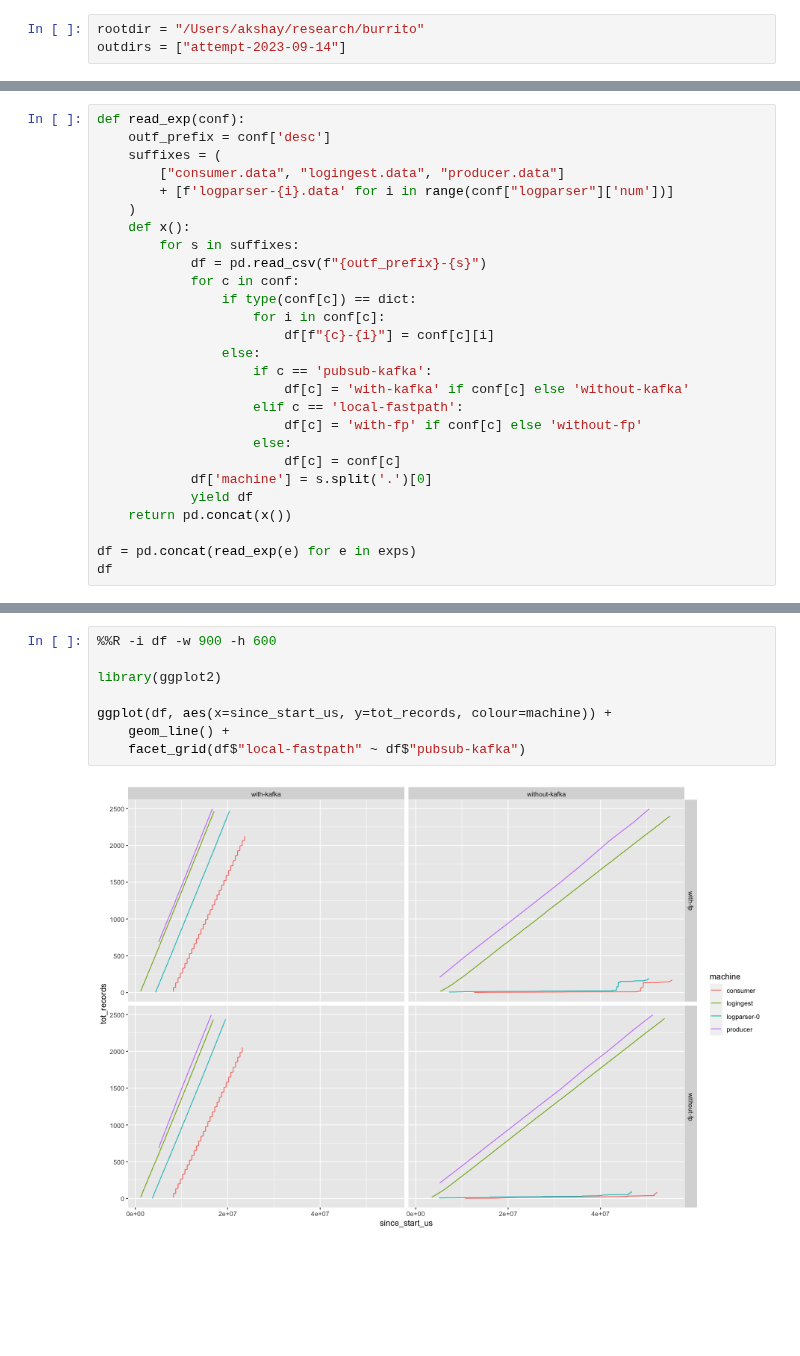
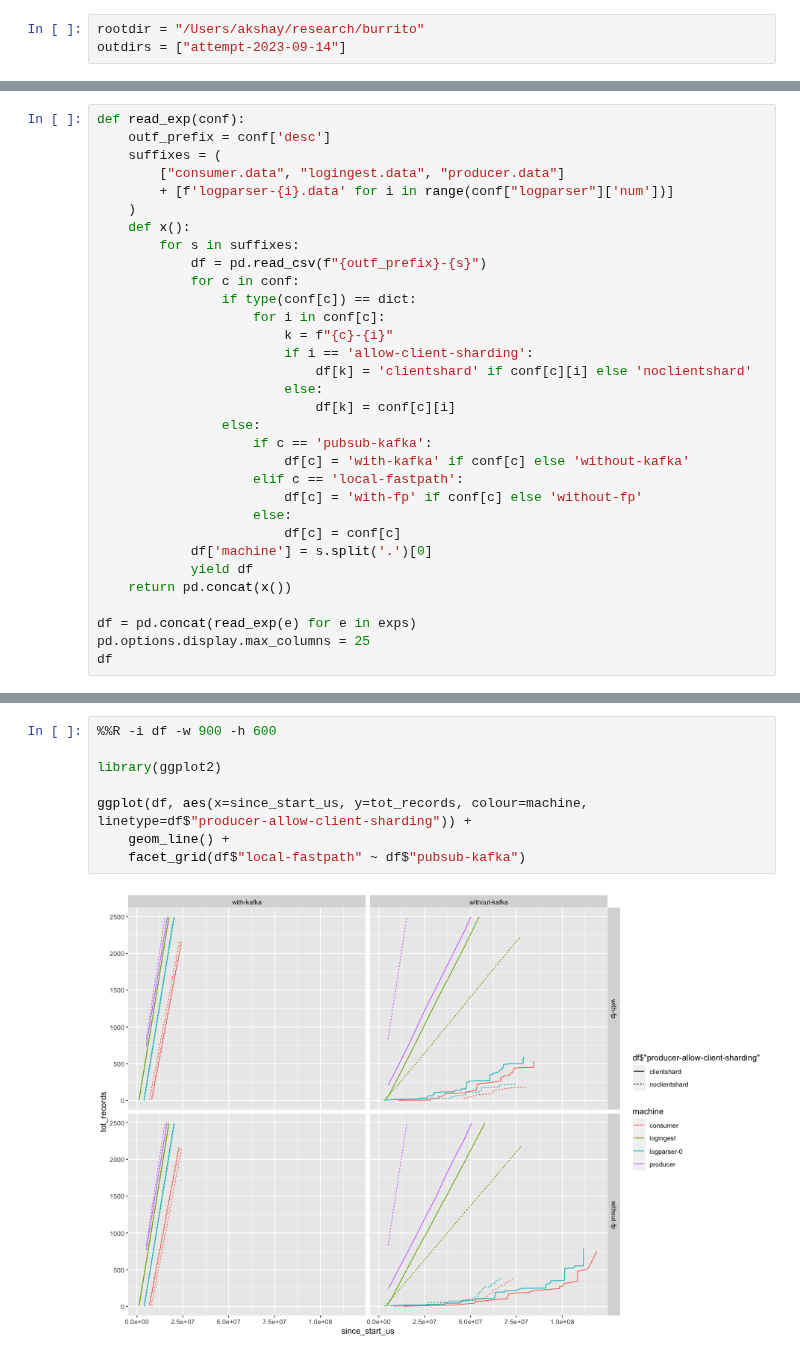
Before and after one commit to akshayknarayan/burrito, a Jupyter notebook: scripts/elk-app/elk.ipynb, the cells around one changed output, grey strips where cells are left out. Drawn from its saved outputs; the diff is of its cells as text; blank space fills up the shorter version.

```diff
--- a/scripts/elk-app/elk.ipynb
+++ b/scripts/elk-app/elk.ipynb
@@ -192,7 +195,11 @@ def read_exp(conf):
             for c in conf:
                 if type(conf[c]) == dict:
                     for i in conf[c]:
-                        df[f"{c}-{i}"] = conf[c][i]
+                        k = f"{c}-{i}"
+                        if i == 'allow-client-sharding':
+                            df[k] = 'clientshard' if conf[c][i] else 'noclientshard'
+                        else:
+                            df[k] = conf[c][i]
                 else:
                     if c == 'pubsub-kafka':
                         df[c] = 'with-kafka' if conf[c] else 'without-kafka'
@@ -205,6 +212,7 @@ def read_exp(conf):
     return pd.concat(x())
 
 df = pd.concat(read_exp(e) for e in exps)
+pd.options.display.max_columns = 25
 df
 # %% [output]
 |  | since_start_us | tot_records | tot_bytes | records | bytes | elapsed_us | rate_records_per_sec | ... |
@@ -223,10 +231,10 @@ df
 # %%
 %%R -i df -w 900 -h 600
 
 library(ggplot2)
 
-ggplot(df, aes(x=since_start_us, y=tot_records, colour=machine)) +
+ggplot(df, aes(x=since_start_us, y=tot_records, colour=machine, linetype=df$"producer-allow-client-sharding")) +
     geom_line() +
     facet_grid(df$"local-fastpath" ~ df$"pubsub-kafka")
 # %% [output]
-[figure, old version]
+[figure, new version]
```
Also changed, not shown: parts of 4 cells of this notebook, 3 other files.
